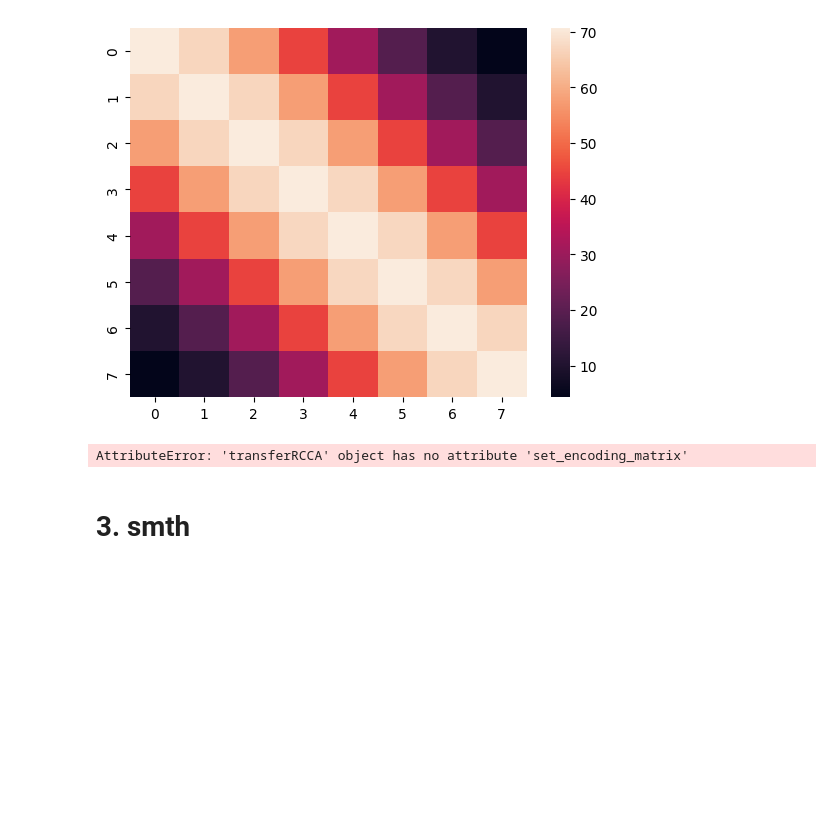
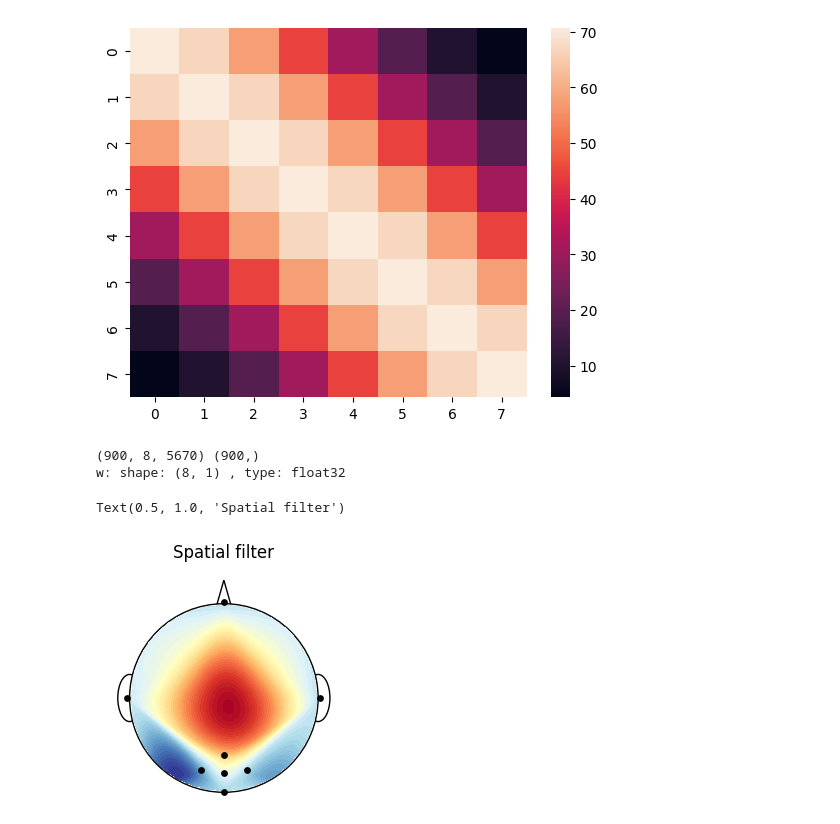
Before and after one commit to PaulusBoskabouter/aBCI3.6, a Jupyter notebook: CVEP_addition.ipynb, the cells around one changed output. Saved outputs shown, nothing was run; the diff lists cells and outputs as text; code cells hidden in the pictures; blank space fills up the shorter version.

```diff
--- a/CVEP_addition.ipynb
+++ b/CVEP_addition.ipynb
@@ -193,17 +217,16 @@ heatmap(cov_xy)
 <Axes: >
 [figure]
 # %%
-class TransferCCa(CCA):
+class TransferCCA(CCA):
     def __init__(self, *args,cov_xy, **kwargs):
         super().__init__(*args, **kwargs)
         self.cov_xy_ = cov_xy
         self.running = True
 
 class transferRCCA(rCCA):
-
     def __init__(self, *args,cov_xy, **kwargs):
         super().__init__(*args, **kwargs)
-        self.cov_xy_ = cov_xy
+        self.cov_xy = cov_xy
         self.running = True
         self.set_encoding_matrix()
 
@@ -243,16 +266,14 @@ class transferRCCA(rCCA):
             self.w_ = np.zeros((X.shape[1], self.n_components, n_classes), dtype=X.dtype)
             self.r_ = np.zeros((M.shape[1], self.n_components, n_classes), dtype=X.dtype)
             for i_class in range(n_classes):
-                self.cca_.append(TransferCCA(n_components=self.n_components, gamma_x=self.gamma_x, gamma_y=self.gamma_t,
-                                 estimator_x=self.cov_estimator_x, estimator_y=self.cov_estimator_t,
-                                 alpha_x=self.alpha_x, alpha_y=self.alpha_t,cov_xy = self.cov_xy))
+                self.cca_.append(TransferCCA(n_components=self.n_components, gamma_x=self.gamma_x, estimator_x=self.cov_estimator_x,
+                                 alpha_x=self.alpha_x, cov_xy = self.cov_xy))
                 self.cca_[i_class].fit(X[y == i_class, :, :], M[y[y == i_class], :, :])
                 self.w_[:, :, i_class] = self.cca_[i_class].w_x_
                 self.r_[:, :, i_class] = self.cca_[i_class].w_y_
         else:
-            self.cca_.append(TransferCCA(n_components=self.n_components, gamma_x=self.gamma_x, gamma_y=self.gamma_t,
-                                 estimator_x=self.cov_estimator_x, estimator_y=self.cov_estimator_t,
-                                 alpha_x=self.alpha_x, alpha_y=self.alpha_t,cov_xy = self.cov_xy))
+            self.cca_.append(TransferCCA(n_components=self.n_components, gamma_x=self.gamma_x, estimator_x=self.cov_estimator_x,
+                                 alpha_x=self.alpha_x, cov_xy = self.cov_xy))
             self.cca_[0].fit(X, M[y, :, :])
             self.w_ = self.cca_[0].w_x_
             self.r_ = self.cca_[0].w_y_
@@ -262,19 +283,28 @@ class transferRCCA(rCCA):
 
         return self
 # %%
+import os
+
+
+locfile=os.path.join("resources", "nt_cap8.loc")
 #COMPUTE THE COV YOU WANT TO TRANSFER HERE FIRST
 X = data.transpose((0, 2, 1))
 # Perform CCA
 cycle_size = 2.1  # 2.1 second code cycle length
-rcca = transferRCCA(stimulus=codes, fs=180, event="duration", encoding_length=None, onset_event=True, cov_xy=cov_xy)
-rcca.fit(X, labels.flatten())
+rcca = transferRCCA(stimulus=codes, fs=180, event="contrast", encoding_length=None, onset_event=True, cov_xy=cov_xy)
+
+proper_labels = labels.copy().flatten()
+proper_labels = proper_labels.astype(int)
+print(X.shape, proper_labels.shape)
+rcca.fit(X, proper_labels)
 print("w: shape:", rcca.w_.shape, ", type:", rcca.w_.dtype)
 
 # Plot CCA filters
 fig, ax = plt.subplots(figsize=(5, 3))
-pyntbci.plotting.topoplot(rcca.w_, capfile, ax=ax)
+pyntbci.plotting.topoplot(rcca.w_, locfile, ax=ax)
 ax.set_title("Spatial filter")
 # %% [output]
-AttributeError: 'transferRCCA' object has no attribute 'set_encoding_matrix'
+(900, 8, 5670) (900,)
+w: shape: (8, 1) , type: float32
+Text(0.5, 1.0, 'Spatial filter')
+[figure, added]
-# %% [markdown]
-# 3. smth
```
Also changed, not shown: parts of 2 cells of this notebook.
